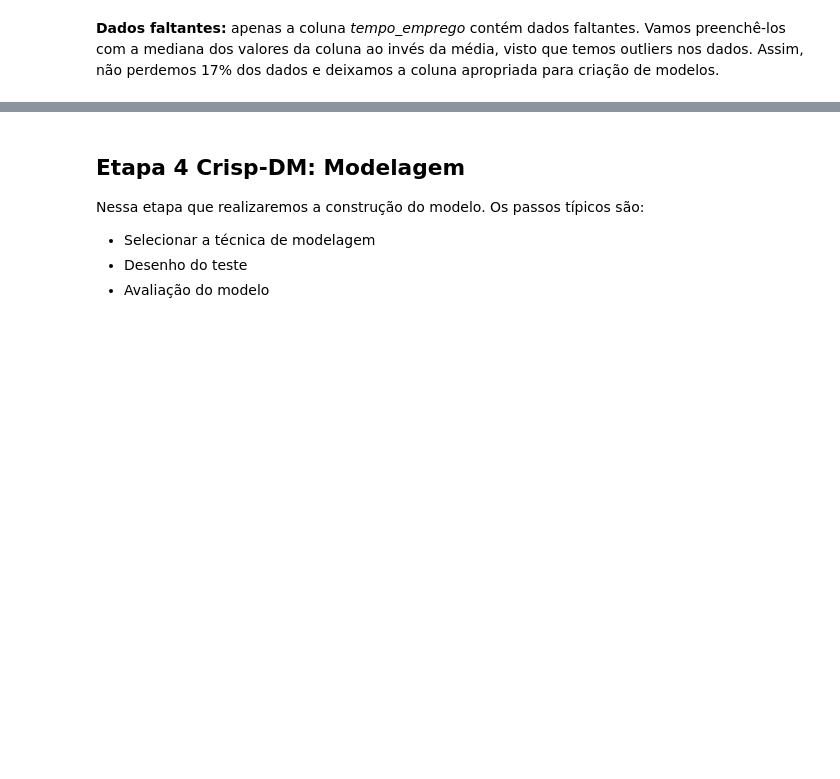
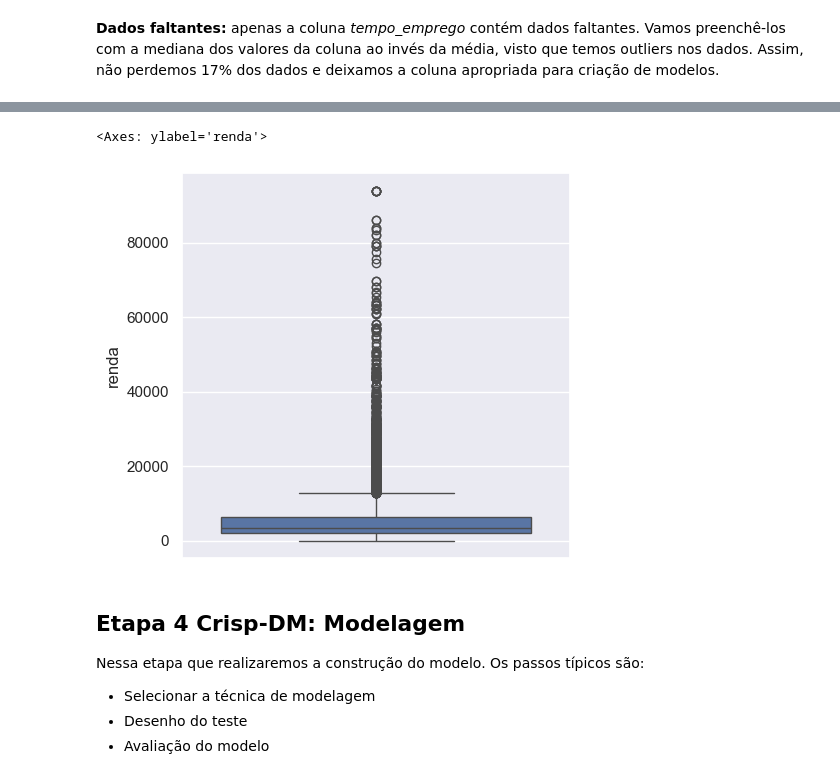
Before and after one commit to HenriqueGuerino/Analise-Previsao-Renda, a Jupyter notebook: Modelo de previsão de renda.ipynb, the cells around one changed output, grey strips where cells are left out. Drawn from its saved outputs; the diff is of its cells as text; code cells hidden in the pictures; blank space fills up the shorter version.

```diff
--- a/Modelo de previsão de renda.ipynb
+++ b/Modelo de previsão de renda.ipynb
@@ -162,3 +155,9 @@ renda.loc[(renda['renda'] > 100000) | (renda['renda'] < 500), 'renda'] = renda.r
+# %%
+plt.rc('figure', figsize=(5,5))
+sns.boxplot(renda['renda'])
+# %% [output]
+<Axes: ylabel='renda'>
+[figure, added]
 # %% [markdown]
 ## Etapa 4 Crisp-DM: Modelagem
 Nessa etapa que realizaremos a construção do modelo. Os passos típicos são:
```
Also changed, not shown: parts of 23 cells of this notebook.
